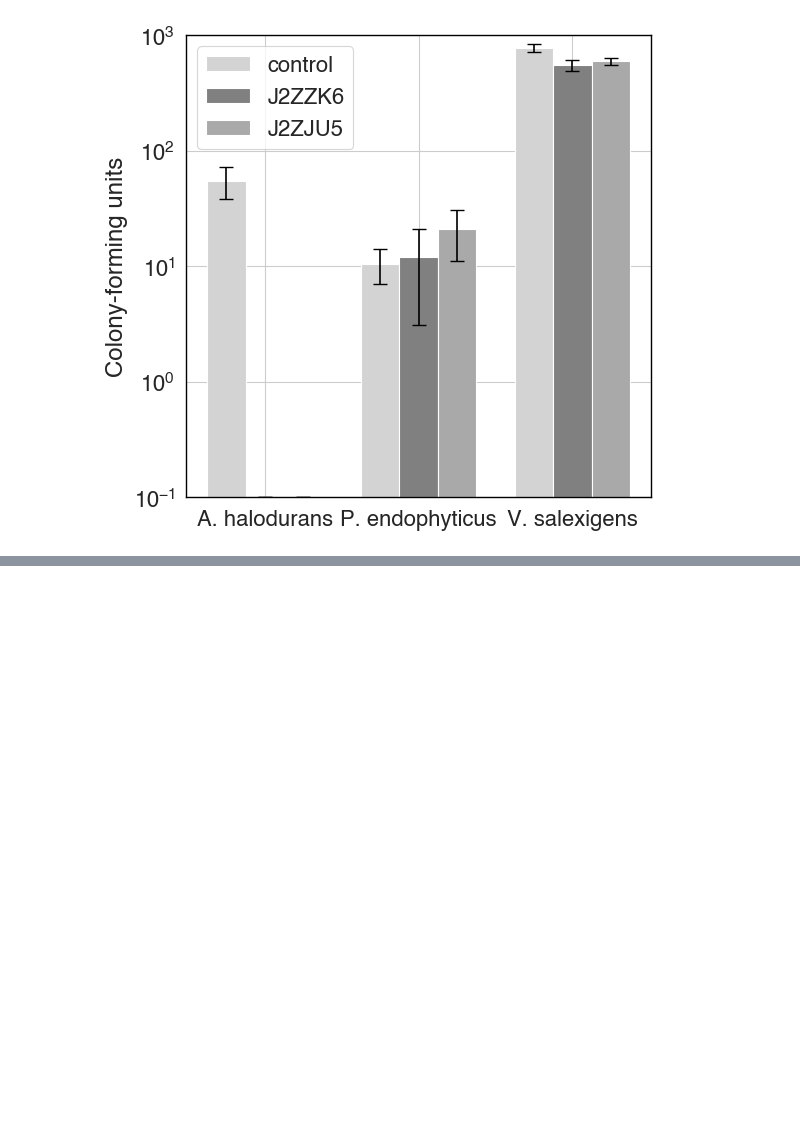
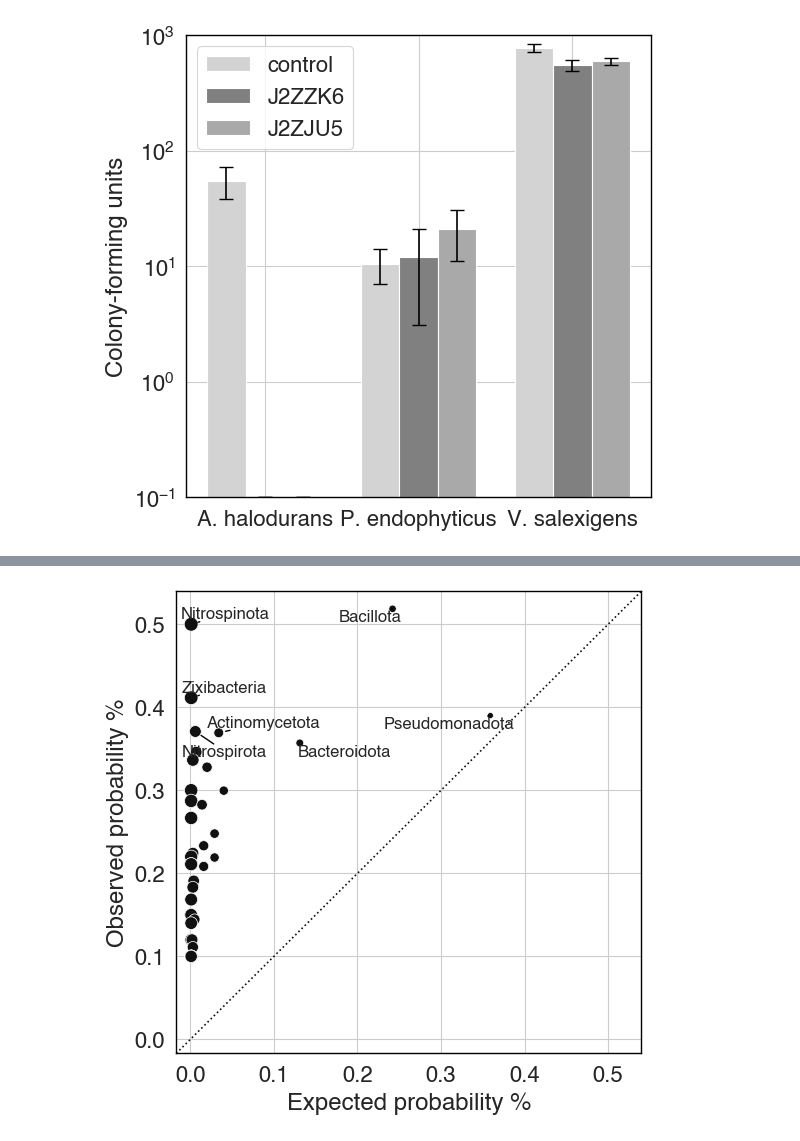
Before and after one commit to srom/archaea-vs-bacteria, a Jupyter notebook: notebook/figure3.ipynb, the cells around one changed output, grey strips where cells are left out. Cells and saved outputs as stored; diff of their text form; code cells hidden in the pictures; blank space fills up the shorter version.

Commit message:
Figure S2B: phylum enrichment

```diff
--- a/notebook/figure3.ipynb
+++ b/notebook/figure3.ipynb
@@ -189,0 +251,5 @@ f.savefig(figures_folder / 'figure3' / 'CFU.pdf', dpi=300, bbox_inches='tight',
+# %%
+target_hits['query_domain'] = target_hits['query'].apply(lambda q: q.split(':')[0])
+target_hits['phylum_group'] = target_hits[taxonomic_level].apply(
+    lambda p: get_phylum_group(p) if not pd.isnull(p) else p
+)
@@ -189,0 +371,12 @@ f.savefig(figures_folder / 'figure3' / 'CFU.pdf', dpi=300, bbox_inches='tight',
+# %%
+overall_df = probs_df[['phylum_group', 'count', 'probability']].groupby('phylum_group').agg({'count': 'sum', 'probability': 'mean'})
+overall_df['null_probability'] = [null_probability_per_phylum[p] for p in overall_df.index]
+overall_df['likelihood_ratio'] = overall_df['probability'] / overall_df['null_probability']
+overall_df['enriched'] = overall_df['likelihood_ratio'] > 1
+overall_df = overall_df.replace([np.inf, -np.inf], np.nan)
+overall_df = overall_df[overall_df['likelihood_ratio'].notnull()].copy()
+overall_df = overall_df.sort_values(['enriched', 'probability'], ascending=False)
+
+overall_df.to_csv(data_folder / 'figureS2' / 'phylum_enrichment.csv')
+
+overall_df
@@ -189,0 +402,52 @@ f.savefig(figures_folder / 'figure3' / 'CFU.pdf', dpi=300, bbox_inches='tight',
+# %%
+overall_df['log_likelihood_ratio'] = np.log10(overall_df['likelihood_ratio'])
+# %%
+f, ax = plt.subplots(1, 1, figsize=(6, 6))
+
+sns.scatterplot(
+    x='null_probability',
+    y='probability',
+    data=overall_df,
+    ax=ax,
+    color='#111111',
+    size='log_likelihood_ratio',
+    sizes=(20, 100),
+    legend=False,
+)
+xlim = ax.get_xlim()
+ylim = ax.get_ylim()
+
+x = np.arange(-1, 1, 0.1)
+ax.plot(x, x, ':', color='#111111')
+
+ax.set_xlim(xlim[0], ylim[1]);
+ax.set_ylim(xlim[0], ylim[1]);
+
+# Annotate the top few points
+annotate_top_n = 7
+texts = []
+for i, (phylum, row) in enumerate(overall_df.iterrows()):
+    if (i+1) > annotate_top_n:
+        break
+
+    text = ax.text(
+        row['null_probability'],
+        row['probability'],
+        phylum,
+        fontsize=12,
+        ha='center',
+        va='center',
+    )
+    texts.append(text)
+
+adjust_text(texts, arrowprops=dict(arrowstyle='-', color='black', lw=1.0, shrinkA=0, shrinkB=5));
+
+ax.set_xlabel('Expected probability %');
+ax.set_ylabel('Observed probability %');
+
+for spine in ax.spines.values():
+    spine.set_edgecolor('black')
+
+f.savefig(figures_folder / 'figureS2' / 'phylum_enrichment.pdf', dpi=300, bbox_inches='tight', transparent=True);
+# %% [output]
+[figure, added]
```
Also changed, not shown: parts of 20 cells of this notebook, 5 other files.
